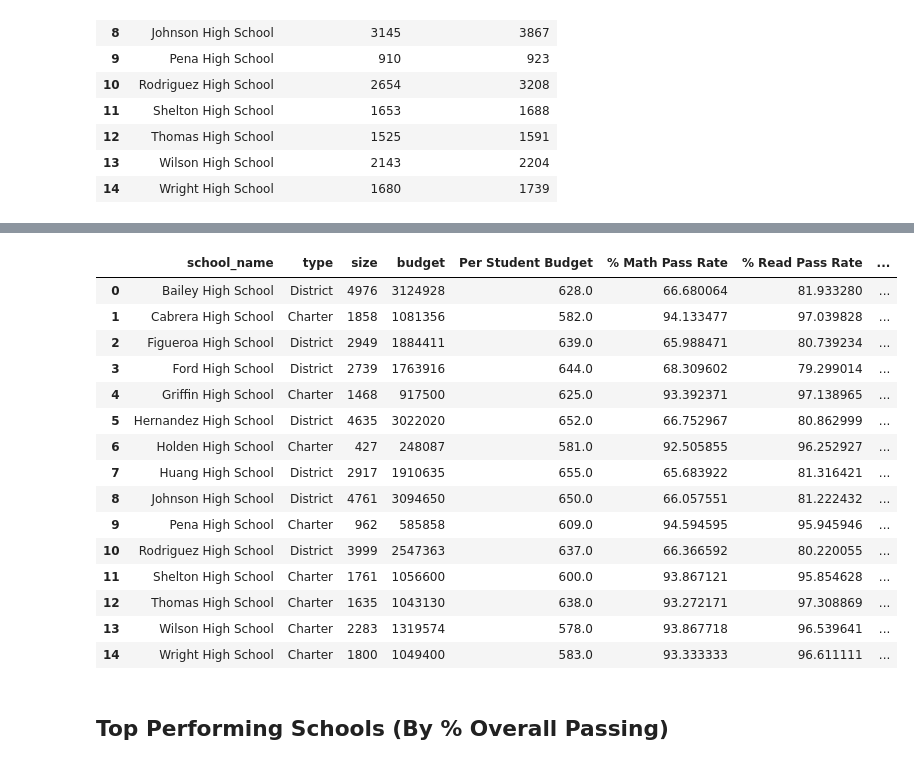
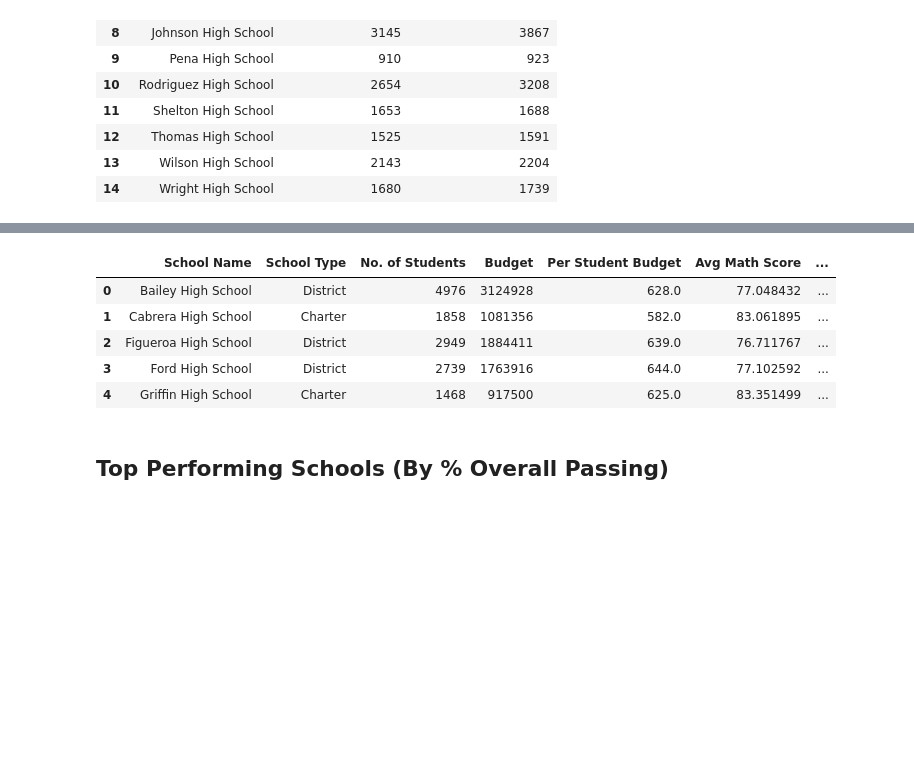
Before and after one commit to Kevin-McConchie/pandas, a Jupyter notebook: PyCitySchools/PyCitySchools_starter.ipynb, the cells around one changed output, grey strips where cells are left out. Drawn from its saved outputs; the diff is of its cells as text; code cells hidden in the pictures; blank space fills up the shorter version.

Commit message:
Completed School summary

```diff
--- a/PyCitySchools/PyCitySchools_starter.ipynb
+++ b/PyCitySchools/PyCitySchools_starter.ipynb
@@ -125,18 +125,13 @@ district_sum
 # Create new df for school summary
 school_df = school_data_complete.copy()
 
-# # create table for type and budget
-# school_tbl= school_df.groupby('school_name').min().reset_index()
-
-# # # remove columns that are not required
-# school_tbl.drop(school_tbl.columns[[1,2,3,4,5,6,7]], axis=1, inplace=True)
-# school_tbl
-
 # add per student budget to df
 school_df['Per Student Budget'] = school_df['budget']/school_df['size']
 
-# work out the average pass marks for each school
+# work out the average pass marks for each school and assign avg column names
 avg_pass_marks = school_df.groupby(['school_name'])['math_score', 'reading_score'].mean().reset_index()
+avg_pass_marks.rename({'reading_score': 'Avg Reading Score',
+                      'math_score':'Avg Math Score' }, axis=1, inplace=True)
 # avg_pass_marks
 
 # math pass marks
@@ -147,7 +142,6 @@ math_pass_sum = school_df[school_df['math_score']>=70]
 read_pass_sum = school_df[school_df['reading_score']>=70]
 # read_pass_sum
 
-
 school_df
 # %% [output]
 |  | Student ID | student_name | gender | grade | school_name | reading_score | math_score | School ID | ... |
@@ -195,8 +189,8 @@ count_sum
 | 13 | Wilson High School | 2143 | 2204 |
 | 14 | Wright High School | 1680 | 1739 |
 # %%
-
 # Merge with school summary table to school_df
+school_df = school_df.merge(avg_pass_marks, on='school_name',how='outer')
 school_df = school_df.merge(count_sum, on='school_name', how='outer')
 school_df
 # %% [output]
@@ -220,14 +210,14 @@ school_df
 # %%
 # calculate pass rates for math and reading
-school_df['% Math Pass Rate'] = (school_df['Math Pass Count']/school_df['size'])*100
-school_df['% Read Pass Rate'] = (school_df['Reading Pass Count']/school_df['size'])*100
+school_df['Math Pass %'] = (school_df['Math Pass Count']/school_df['size'])*100
+school_df['Reading Pass %'] = (school_df['Reading Pass Count']/school_df['size'])*100
 
 # Remove count columns as they aren't requested in summary
 del school_df['Math Pass Count']
 del school_df['Reading Pass Count']
 
 # calculate and add overall pass rate
-school_df['Overall Pass Rate'] = (school_df['% Math Pass Rate']+school_df['% Read Pass Rate'])/2
+school_df['Overall Pass %'] = (school_df['Math Pass %']+school_df['Reading Pass %'])/2
 school_df
 # %% [output]
 |  | Student ID | student_name | gender | grade | school_name | reading_score | math_score | School ID | ... |
@@ -246,27 +236,23 @@ school_df
 # %%
 # aggregate to by school
 school_tbl= school_df.groupby('school_name').min().reset_index()
 
 # remove columns that are not required
 school_tbl.drop(school_tbl.columns[[1,2,3,4,5,6,7]], axis=1, inplace=True)
-school_tbl
+
+# Tidy up column names
+school_tbl.rename({'school_name': 'School Name',
+                    'type':'School Type',
+                    'size': 'No. of Students',
+                    'budget': 'Budget'}, axis=1, inplace=True)
+school_tbl.head()
 # %% [output]
-|  | school_name | type | size | budget | Per Student Budget | % Math Pass Rate | % Read Pass Rate | ... |
-| 0 | Bailey High School | District | 4976 | 3124928 | 628.0 | 66.680064 | 81.933280 | ... |
-| 1 | Cabrera High School | Charter | 1858 | 1081356 | 582.0 | 94.133477 | 97.039828 | ... |
-| 2 | Figueroa High School | District | 2949 | 1884411 | 639.0 | 65.988471 | 80.739234 | ... |
-| 3 | Ford High School | District | 2739 | 1763916 | 644.0 | 68.309602 | 79.299014 | ... |
-| 4 | Griffin High School | Charter | 1468 | 917500 | 625.0 | 93.392371 | 97.138965 | ... |
-| 5 | Hernandez High School | District | 4635 | 3022020 | 652.0 | 66.752967 | 80.862999 | ... |
-| 6 | Holden High School | Charter | 427 | 248087 | 581.0 | 92.505855 | 96.252927 | ... |
-| 7 | Huang High School | District | 2917 | 1910635 | 655.0 | 65.683922 | 81.316421 | ... |
-| 8 | Johnson High School | District | 4761 | 3094650 | 650.0 | 66.057551 | 81.222432 | ... |
-| 9 | Pena High School | Charter | 962 | 585858 | 609.0 | 94.594595 | 95.945946 | ... |
-| 10 | Rodriguez High School | District | 3999 | 2547363 | 637.0 | 66.366592 | 80.220055 | ... |
-| 11 | Shelton High School | Charter | 1761 | 1056600 | 600.0 | 93.867121 | 95.854628 | ... |
-| 12 | Thomas High School | Charter | 1635 | 1043130 | 638.0 | 93.272171 | 97.308869 | ... |
-| 13 | Wilson High School | Charter | 2283 | 1319574 | 578.0 | 93.867718 | 96.539641 | ... |
-| 14 | Wright High School | Charter | 1800 | 1049400 | 583.0 | 93.333333 | 96.611111 | ... |
+|  | School Name | School Type | No. of Students | Budget | Per Student Budget | Avg Math Score | ... |
+| 0 | Bailey High School | District | 4976 | 3124928 | 628.0 | 77.048432 | ... |
+| 1 | Cabrera High School | Charter | 1858 | 1081356 | 582.0 | 83.061895 | ... |
+| 2 | Figueroa High School | District | 2949 | 1884411 | 639.0 | 76.711767 | ... |
+| 3 | Ford High School | District | 2739 | 1763916 | 644.0 | 77.102592 | ... |
+| 4 | Griffin High School | Charter | 1468 | 917500 | 625.0 | 83.351499 | ... |
 # %% [markdown]
 ## Top Performing Schools (By % Overall Passing)
 # %% [markdown]
```
Also changed, not shown: parts of 8 cells of this notebook.
